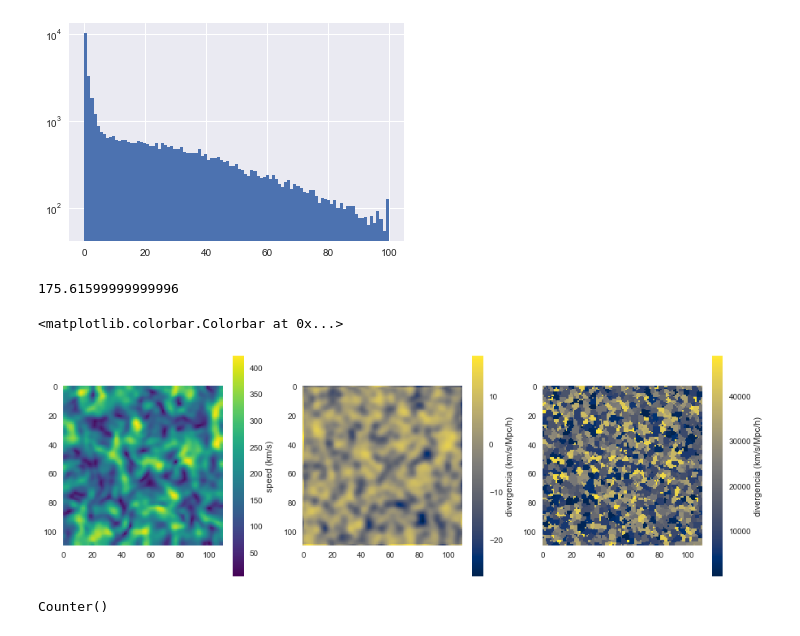
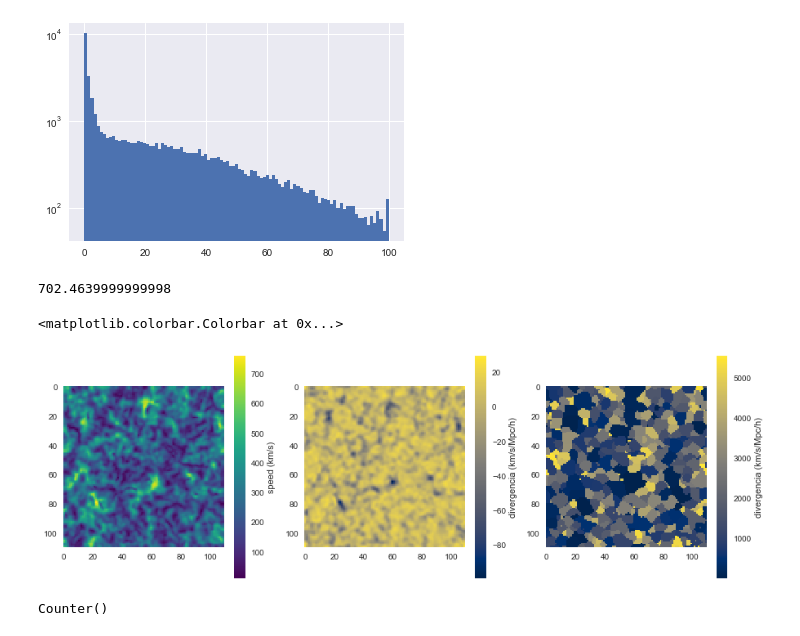
Before and after one commit to forero/abacus, a Jupyter notebook: nb/velocity_fields.ipynb, the cells around one changed output. Drawn from its saved outputs; the diff is of its cells as text; code cells hidden in the pictures.

```diff
--- a/nb/velocity_fields.ipynb
+++ b/nb/velocity_fields.ipynb
@@ -86,7 +86,7 @@ vel_x_grid[zz] = vel_x_grid[zz]/n_grid[zz]
 vel_y_grid[zz] = vel_y_grid[zz]/n_grid[zz]
 vel_z_grid[zz] = vel_z_grid[zz]/n_grid[zz]
 # %%
-sigma = 2.0
+sigma = 1.0
 vel_x_grid_smooth = scpimg.filters.gaussian_filter(vel_x_grid,sigma)
 vel_y_grid_smooth = scpimg.filters.gaussian_filter(vel_y_grid,sigma)
 vel_z_grid_smooth = scpimg.filters.gaussian_filter(vel_z_grid,sigma)
@@ -121,7 +121,7 @@ div_z[:,:,1:-1] = (vel_z_grid_smooth[:,:,2:] - vel_z_grid_smooth[:,:,:-2])/(2.0*
 div_z[:,:,0] = (vel_z_grid_smooth[:,:,1] - vel_z_grid_smooth[:,:,-1])/(2.0*L_cell)
 div_z[:,:,-1] = (vel_z_grid_smooth[:,:,0] - vel_z_grid_smooth[:,:,-2])/(2.0*L_cell)
 
-div = div_y #+ #div_y #+ div_z
+div = div_x + div_y + div_z
 
 #div_x[0,1:-1,1:-1] = (vel_x_grid_smooth[1,1:-1,1:-1] - vel_x_grid_smooth[-1,1:-1,1:-1])/(2.0*L_cell)
 #div_x[1:-1,0,1:-1] = (vel_x_grid_smooth[1,1:-1,1:-1] - vel_x_grid_smooth[-1,1:-1,1:-1])/(2.0*L_cell)
@@ -193,0 +219,2 @@ KeyboardInterrupt:
+# %%
+watershed_group = np.load('pert_test.npy')
@@ -206,33 +239,33 @@ _= plt.hist(c.values(), log=True, bins=np.linspace(0,100,100))
 # %% [output]
 [figure]
 # %%
-((160*0.7/2)/L_cell)**3
+4*((160*0.7/2)/L_cell)**3
 # %% [output]
-175.61599999999996
+702.4639999999998
 # %%
-z_slice = 81
+z_slice = 40
 plt.figure(figsize=(15,5))
 
 
 plt.subplot(1,3,1)
 plt.imshow(v_norm[:,:,z_slice], cmap='viridis')
 plt.grid(False)
 plt.colorbar(label='speed (km/s)')
 
 
 plt.subplot(1,3,2)
 plt.imshow(div[:,:,z_slice], cmap='cividis')
 plt.grid(False)
 plt.colorbar(label='divergencia (km/s/Mpc/h)')
 
 
 plt.subplot(1,3,3)
 plt.imshow(watershed_group[:,:,z_slice], cmap='cividis')
 plt.grid(False)
 plt.colorbar(label='divergencia (km/s/Mpc/h)')
 # %% [output]
 <matplotlib.colorbar.Colorbar at 0x...>
-[figure, old version]
+[figure, new version]
 # %%
 c
 # %% [output]
```
Also changed, not shown: parts of 8 cells of this notebook.
